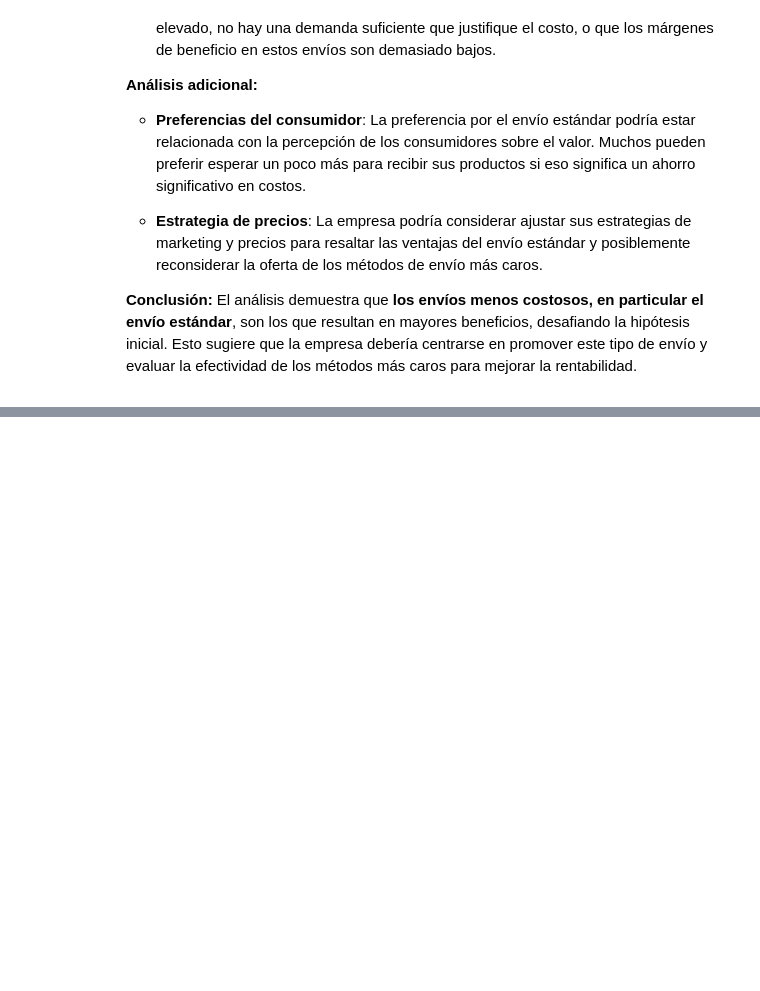
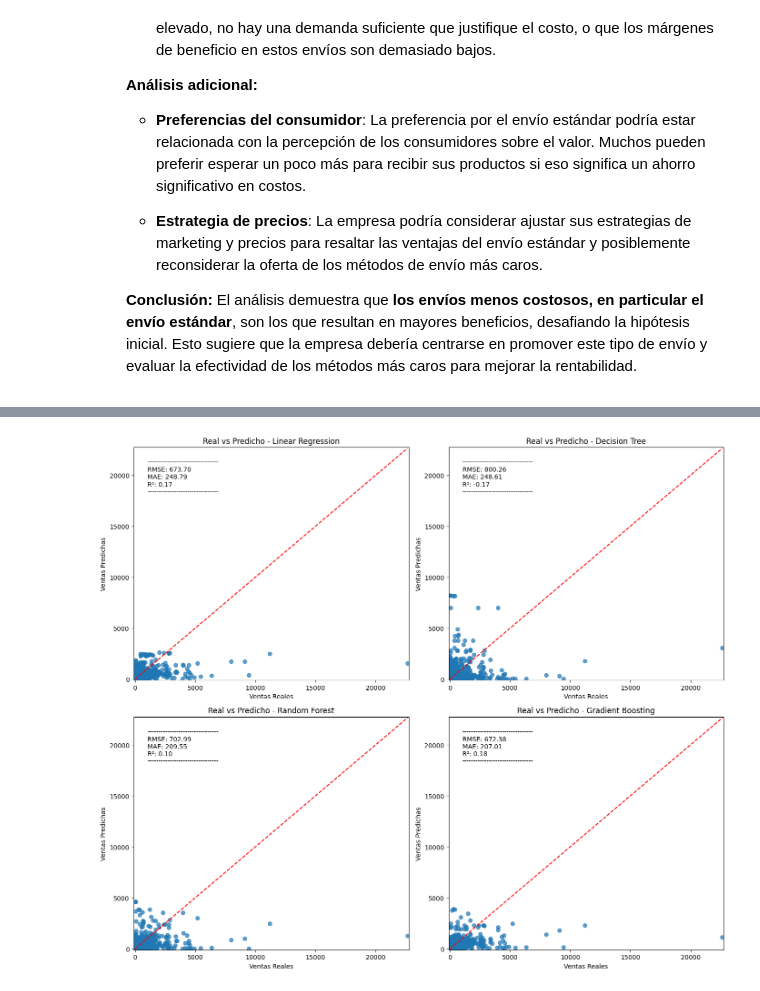
Before and after one commit to NicolasAlarconS/data_science, a Jupyter notebook: nicoals_alarcon_notebook.ipynb, the cells around one changed output, grey strips where cells are left out. Cells and saved outputs as stored; diff of their text form; code cells hidden in the pictures; blank space fills up the shorter version.

```diff
--- a/nicoals_alarcon_notebook.ipynb
+++ b/nicoals_alarcon_notebook.ipynb
@@ -332,0 +541,86 @@ plt.show()
+# %%
+# Preprocesamiento
+df['Order Date'] = pd.to_datetime(df['Order Date'])
+df['Ship Date'] = pd.to_datetime(df['Ship Date'])
+
+
+categorical_features = ['Ship Mode', 'Segment', 'Country', 'City', 'State', 'Region', 'Category', 'Sub-Category']  # Convertir variables categóricas a variables dummies (One-Hot Encoding)
+numerical_features = ['Quantity', 'Discount']
+
+# Transformador para preprocesar
+preprocessor = ColumnTransformer(
+    transformers=[
+        ('num', SimpleImputer(strategy='median'), numerical_features),
+        ('cat', OneHotEncoder(handle_unknown='ignore'), categorical_features)
+    ])
+
+# Crear variables y objetivo (Sales)
+X = df.drop(columns=['Sales', 'Order ID', 'Customer ID', 'Customer Name', 'Postal Code', 'Product ID', 'Product Name', 'Row ID', 'Profit'])
+y = df['Sales']
+
+# Dividir en entrenamiento y prueba
+X_train, X_test, y_train, y_test = train_test_split(X, y, test_size=0.3, random_state=42)
+
+# Crear pipelines para los modelos
+def create_model_pipeline(model):
+    return Pipeline(steps=[('preprocessor', preprocessor), ('model', model)])
+
+models = {
+    'Linear Regression': create_model_pipeline(LinearRegression()),
+    'Decision Tree': create_model_pipeline(DecisionTreeRegressor(random_state=42)),
+    'Random Forest': create_model_pipeline(RandomForestRegressor(random_state=42)),
+    'Gradient Boosting': create_model_pipeline(GradientBoostingRegressor(random_state=42))
+}
+
+# Crear un diccionario para almacenar todas las métricas de cada modelo
+results = {}
+
+# Crear una figura para los gráficos
+fig, axes = plt.subplots(2, 2, figsize=(14, 12))  # Dos filas y dos columnas
+axes = axes.flatten()  # Aplana el array de ejes para fácil indexación
+
+# Entrenar y evaluar los modelos
+for ax, (model_name, model_pipeline) in zip(axes, models.items()):
+    model_pipeline.fit(X_train, y_train)
+    y_pred = model_pipeline.predict(X_test)
+
+    # Calcular métricas
+    rmse = np.sqrt(mean_squared_error(y_test, y_pred))
+    mae = mean_absolute_error(y_test, y_pred)
+    r2 = r2_score(y_test, y_pred)
+
+    # Guardar las métricas en el diccionario de resultados
+    results[model_name] = {
+        'RMSE': rmse,
+        'MAE': mae,
+        'R²': r2
+    }
+
+    # Crear gráfico de Real vs. Predicho para cada modelo
+    ax.scatter(y_test, y_pred, alpha=0.7)
+    ax.plot([y_test.min(), y_test.max()], [y_test.min(), y_test.max()], color='red', linestyle='--')
+    ax.set_title(f'Real vs Predicho - {model_name}')
+    ax.set_xlabel('Ventas Reales')
+    ax.set_ylabel('Ventas Predichas')
+    ax.set_xlim(y_test.min() - 100, y_test.max() + 100)  # Ajustar límites del eje x
+    ax.set_ylim(y_test.min() - 100, y_test.max() + 100)  # Ajustar límites del eje y
+
+
+    # Añadir métricas en la esquina superior izquierda del gráfico
+    metrics_text = (f"--------------------------------\n"
+                    f"RMSE: {rmse:.2f}\n"
+                    f"MAE: {mae:.2f}\n"
+                    f"R²: {r2:.2f}\n"
+                    f"--------------------------------")
+
+    # Colocar el texto en la esquina superior izquierda
+    ax.text(0.05, 0.95, metrics_text, ha='left', va='top', transform=ax.transAxes, fontsize=10)
+
+# Ajustar el espacio entre los gráficos
+plt.subplots_adjust(hspace=0.5)  # Aumentar espacio vertical entre filas
+
+# Mostrar la figura
+plt.tight_layout()
+plt.show()
+# %% [output]
+[figure, added]
```
Also changed, not shown: parts of 21 cells of this notebook, 1 other file.
